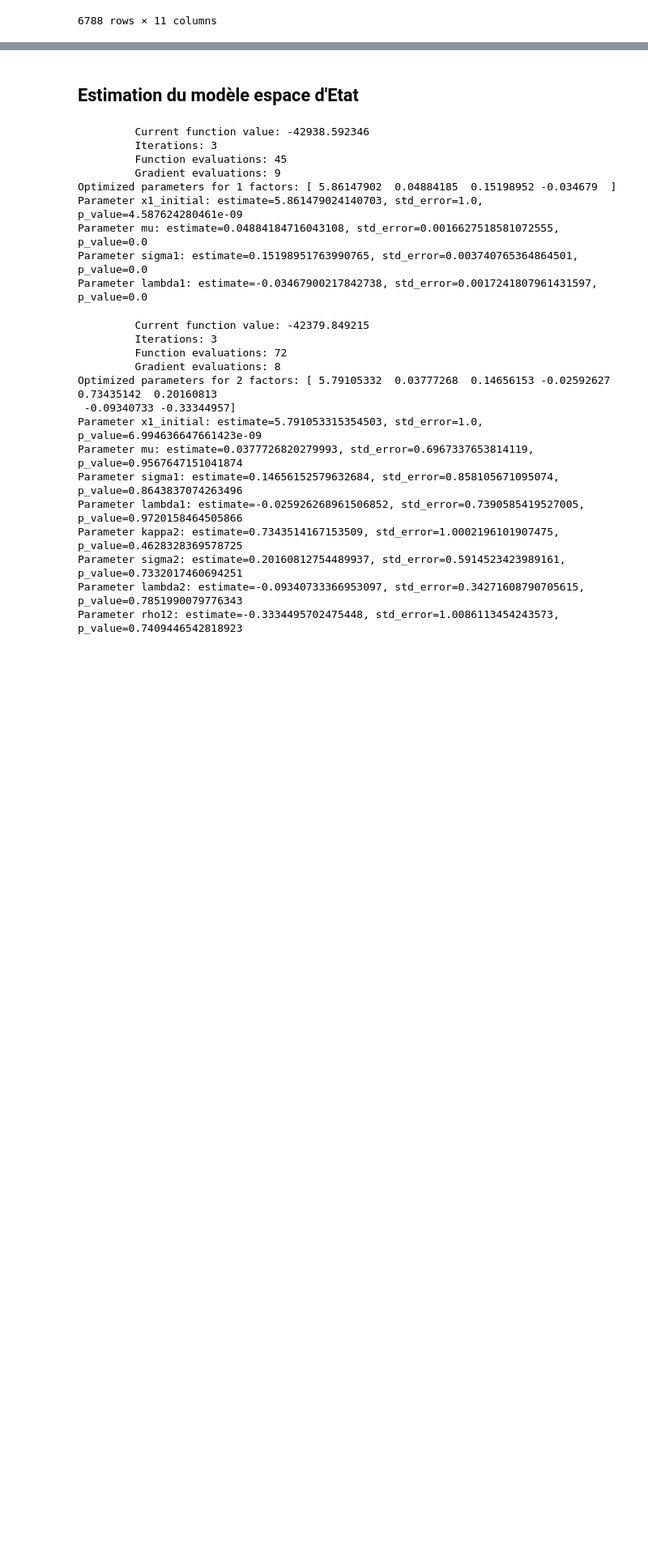
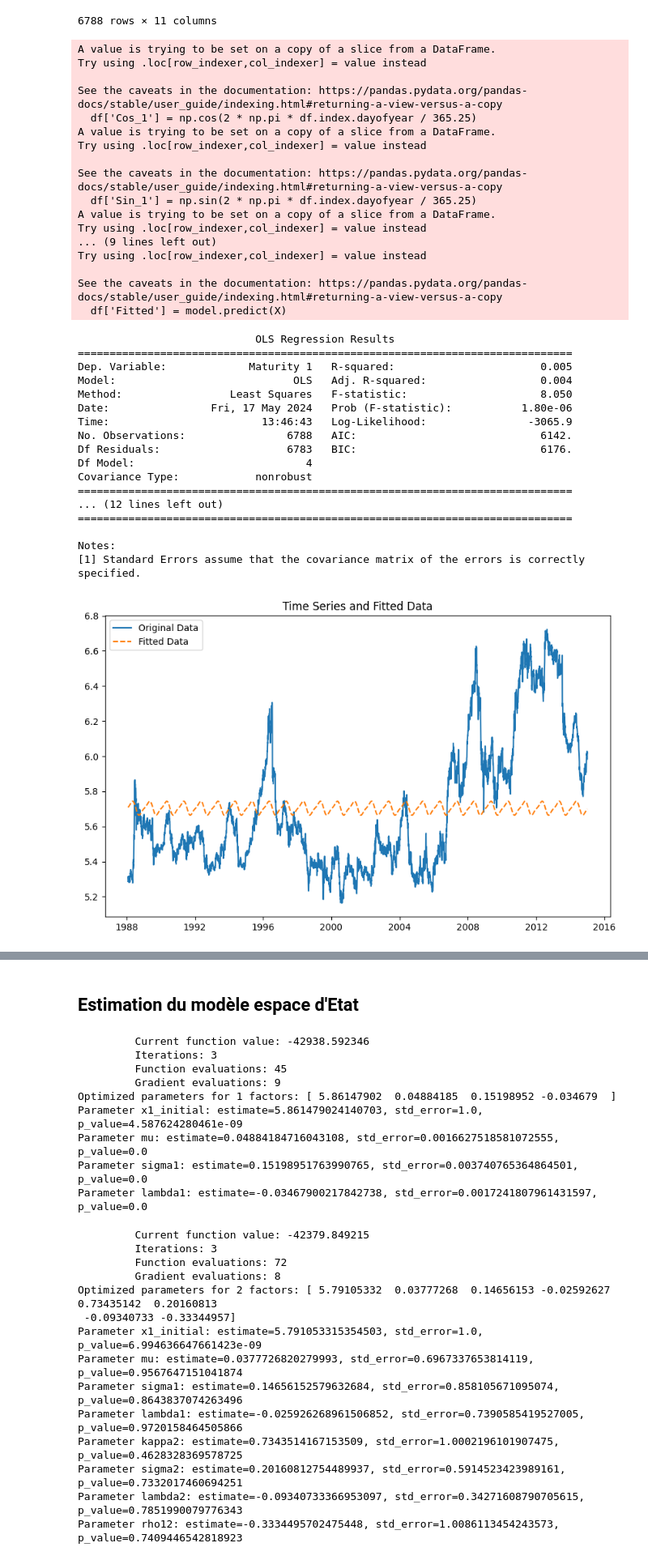
Before and after one commit to NaimLehbiben/Gestion-Quantitative, a Jupyter notebook: notebook.ipynb, the cells around one changed output, grey strips where cells are left out. Shown at 81% size. Cells and saved outputs as stored; diff of their text form; code cells hidden in the pictures; blank space fills up the shorter version.

```diff
--- a/notebook.ipynb
+++ b/notebook.ipynb
@@ -126,6 +126,78 @@ See the caveats in the documentation: https://pandas.pydata.org/pandas-docs/stab
 | 2014-12-30 | 6.007584 | 6.028279 | 6.044413 | 6.051501 | 6.065528 | 0.205479 | 0.372603 | 0.539726 | 0.706849 | ... |
 | 2014-12-31 | 5.983936 | 6.005737 | 6.022236 | 6.028881 | 6.042633 | 0.202740 | 0.369863 | 0.536986 | 0.704110 | ... |
 6788 rows × 11 columns
+# %%
+import pandas as pd
+import numpy as np
+import statsmodels.api as sm
+import matplotlib.pyplot as plt
+
+# S'assurer que l'index est de type datetime si ce n'est pas déjà fait
+df.index = pd.to_datetime(df.index)
+
+# Utilisation de la colonne "Maturity 1" comme variable à prédire
+y = df['Maturity 1']
+
+# Ajout des termes de Fourier pour K=2
+df['Cos_1'] = np.cos(2 * np.pi * df.index.dayofyear / 365.25)
+df['Sin_1'] = np.sin(2 * np.pi * df.index.dayofyear / 365.25)
+df['Cos_2'] = np.cos(4 * np.pi * df.index.dayofyear / 365.25)
+df['Sin_2'] = np.sin(4 * np.pi * df.index.dayofyear / 365.25)
+
+# Sélection des variables explicatives
+X = df[['Cos_1', 'Sin_1', 'Cos_2', 'Sin_2']]
+X = sm.add_constant(X)  # Ajouter une constante au modèle
+
+# Modèle de régression linéaire
+model = sm.OLS(y, X).fit()
+
+# Affichage des résultats
+print(model.summary())
+
+# Tracé de la série temporelle et de la prédiction
+df['Fitted'] = model.predict(X)
+plt.figure(figsize=(10, 6))
+plt.plot(y, label='Original Data')
+plt.plot(df['Fitted'], label='Fitted Data', linestyle='--')
+plt.title('Time Series and Fitted Data')
+plt.legend()
+plt.show()
+# %% [output]
+A value is trying to be set on a copy of a slice from a DataFrame.
+Try using .loc[row_indexer,col_indexer] = value instead
+
+See the caveats in the documentation: https://pandas.pydata.org/pandas-docs/stable/user_guide/indexing.html#returning-a-view-versus-a-copy
+  df['Cos_1'] = np.cos(2 * np.pi * df.index.dayofyear / 365.25)
+A value is trying to be set on a copy of a slice from a DataFrame.
+Try using .loc[row_indexer,col_indexer] = value instead
+
+See the caveats in the documentation: https://pandas.pydata.org/pandas-docs/stable/user_guide/indexing.html#returning-a-view-versus-a-copy
+  df['Sin_1'] = np.sin(2 * np.pi * df.index.dayofyear / 365.25)
+A value is trying to be set on a copy of a slice from a DataFrame.
+Try using .loc[row_indexer,col_indexer] = value instead
+... (9 lines left out)
+Try using .loc[row_indexer,col_indexer] = value instead
+
+See the caveats in the documentation: https://pandas.pydata.org/pandas-docs/stable/user_guide/indexing.html#returning-a-view-versus-a-copy
+  df['Fitted'] = model.predict(X)
+                            OLS Regression Results
+==============================================================================
+Dep. Variable:             Maturity 1   R-squared:                       0.005
+Model:                            OLS   Adj. R-squared:                  0.004
+Method:                 Least Squares   F-statistic:                     8.050
+Date:                Fri, 17 May 2024   Prob (F-statistic):           1.80e-06
+Time:                        13:46:43   Log-Likelihood:                -3065.9
+No. Observations:                6788   AIC:                             6142.
+Df Residuals:                    6783   BIC:                             6176.
+Df Model:                           4
+Covariance Type:            nonrobust
+==============================================================================
+... (12 lines left out)
+==============================================================================
+
+Notes:
+[1] Standard Errors assume that the covariance matrix of the errors is correctly specified.
+[figure, added]
 # %%
 from src.model.wavelet import apply_wavelet_decomposition, threshold_coeffs, reconstruct_signal_from_coeffs
 
```
